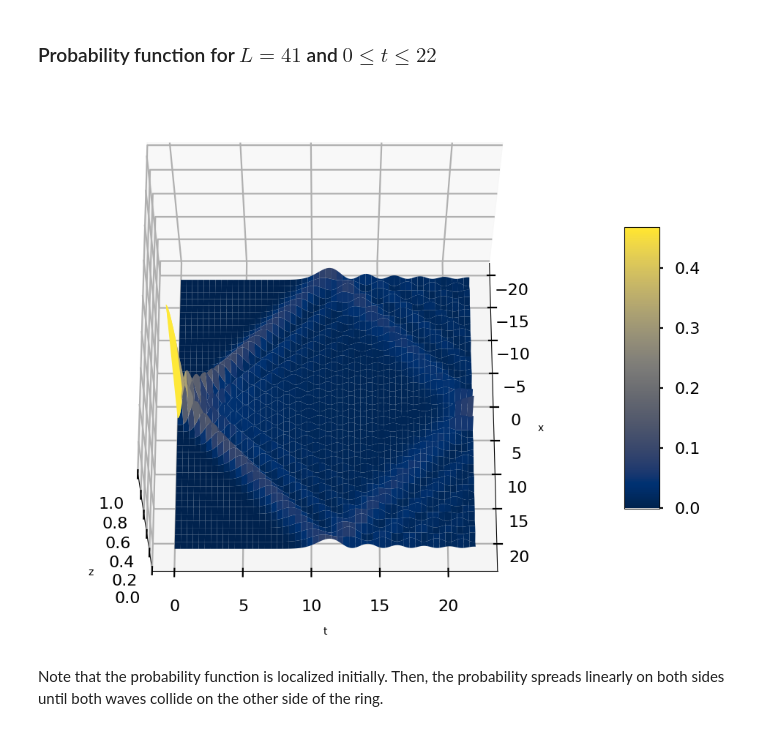
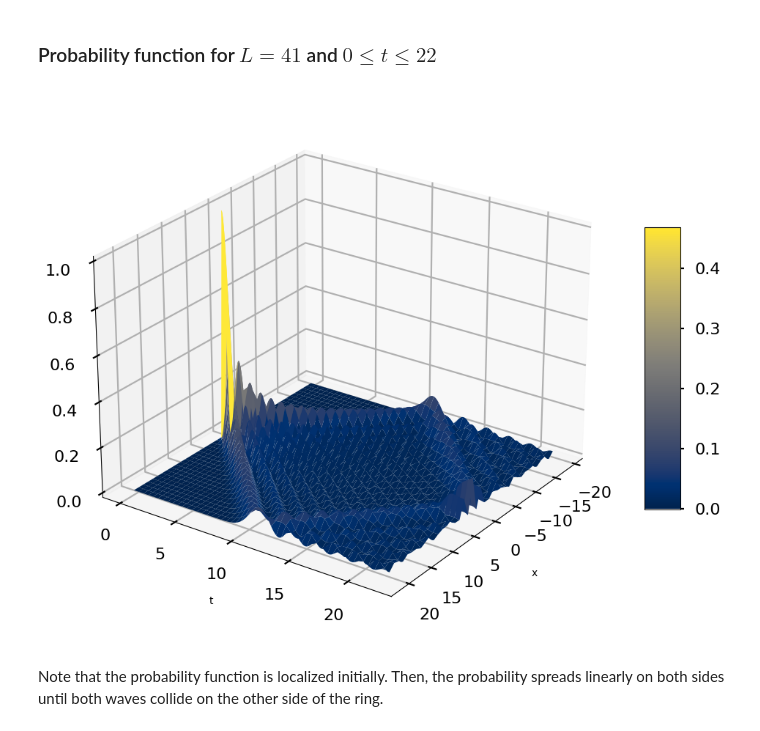
Before and after one commit to asaenz16/First-try, a Jupyter notebook: notebooks/Tryout3Dplot.ipynb, the cells around one changed output. Cells and saved outputs as stored; diff of their text form; code cells hidden in the pictures.

```diff
--- a/notebooks/Tryout3Dplot.ipynb
+++ b/notebooks/Tryout3Dplot.ipynb
@@ -83,30 +81,30 @@ print(sum(vals))
 # %%
 fig = plt.figure(figsize = (12,10))
 ax = plt.axes(projection='3d')
 
 l = 20
 
 x = np.arange(-l+1, l+2, 1)
 t = np.arange(0, l+2, 0.01)
 
 
 X, T = np.meshgrid(x, t)
 Z = prob_fun(X, T, 2*l +1, 1)
 
 surf = ax.plot_surface(X, T, Z, cmap = plt.cm.cividis)
 
 # Set axes label
 ax.set_xlabel('x', labelpad=20)
 ax.set_ylabel('t', labelpad=20)
 ax.set_zlabel('z', labelpad=20)
 
 fig.colorbar(surf, shrink=0.5, aspect=8)
 
-ax.view_init(65, 0)
+ax.view_init(25, 35)
 
 plt.show()
 # %% [output]
-[figure, old version]
+[figure, new version]
 # %% [markdown]
 Note that the probability function is localized initially. Then, the probability spreads linearly on both sides until both waves collide on the other side of the ring.
 # %% [markdown]
```
Also changed, not shown: parts of 1 cell of this notebook, 1 other file.
